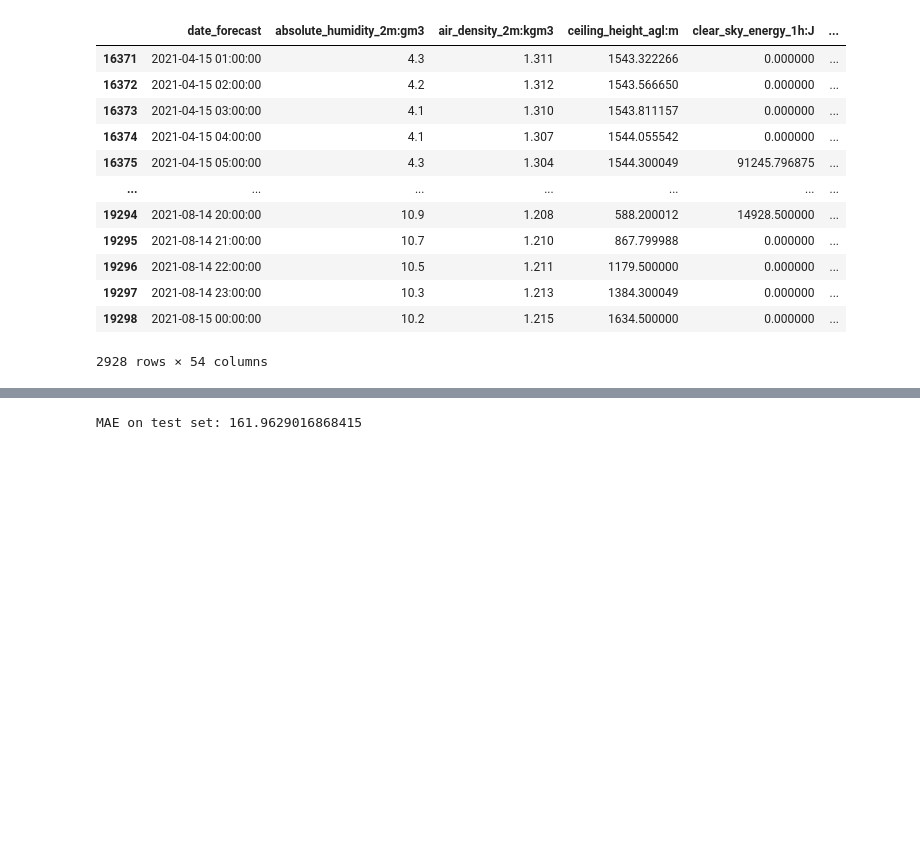
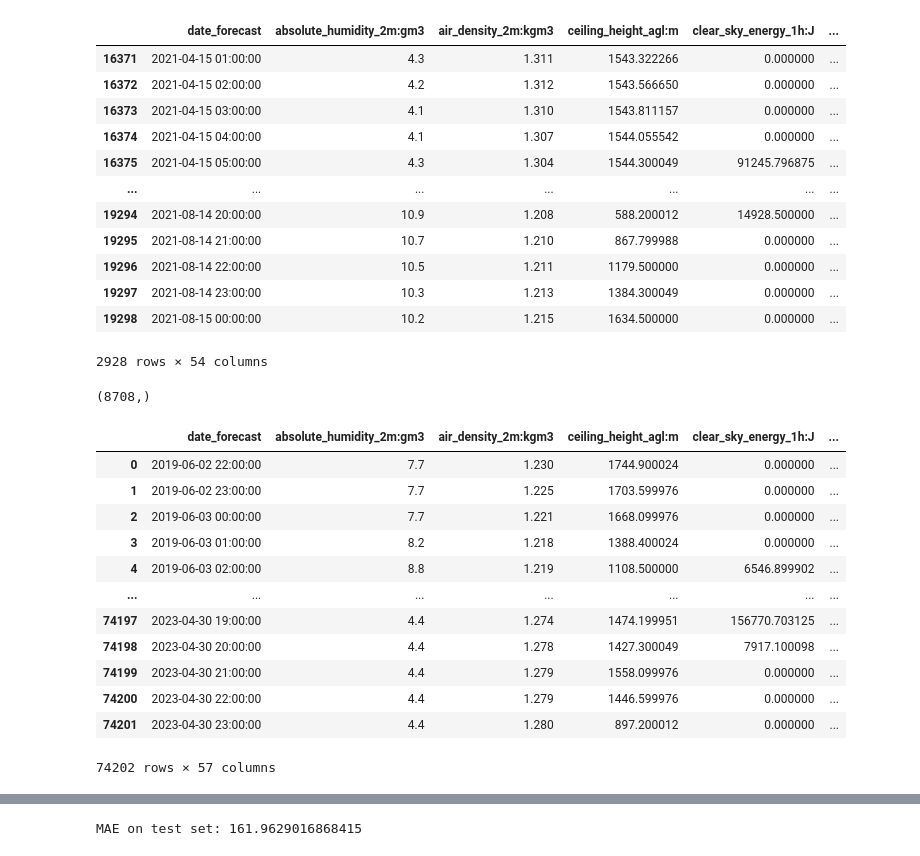
Before and after one commit to art-test-stack/ml_competition, a Jupyter notebook: XGBoost_locations_grouped.ipynb, the cells around one changed output, grey strips where cells are left out. Saved outputs shown, nothing was run; the diff lists cells and outputs as text; code cells hidden in the pictures; blank space fills up the shorter version.

```diff
--- a/XGBoost_locations_grouped.ipynb
+++ b/XGBoost_locations_grouped.ipynb
@@ -573,0 +581,20 @@ pv_all = pd.concat([pv_test, pv_train], sort=False)
+# %%
+reg.predict(X_test_norm).shape
+# %% [output]
+(8708,)
+# %%
+pv_train
+# %% [output]
+|  | date_forecast | absolute_humidity_2m:gm3 | air_density_2m:kgm3 | ceiling_height_agl:m | clear_sky_energy_1h:J | ... |
+| 0 | 2019-06-02 22:00:00 | 7.7 | 1.230 | 1744.900024 | 0.000000 | ... |
+| 1 | 2019-06-02 23:00:00 | 7.7 | 1.225 | 1703.599976 | 0.000000 | ... |
+| 2 | 2019-06-03 00:00:00 | 7.7 | 1.221 | 1668.099976 | 0.000000 | ... |
+| 3 | 2019-06-03 01:00:00 | 8.2 | 1.218 | 1388.400024 | 0.000000 | ... |
+| 4 | 2019-06-03 02:00:00 | 8.8 | 1.219 | 1108.500000 | 6546.899902 | ... |
+| ... | ... | ... | ... | ... | ... | ... |
+| 74197 | 2023-04-30 19:00:00 | 4.4 | 1.274 | 1474.199951 | 156770.703125 | ... |
+| 74198 | 2023-04-30 20:00:00 | 4.4 | 1.278 | 1427.300049 | 7917.100098 | ... |
+| 74199 | 2023-04-30 21:00:00 | 4.4 | 1.279 | 1558.099976 | 0.000000 | ... |
+| 74200 | 2023-04-30 22:00:00 | 4.4 | 1.279 | 1446.599976 | 0.000000 | ... |
+| 74201 | 2023-04-30 23:00:00 | 4.4 | 1.280 | 897.200012 | 0.000000 | ... |
+74202 rows × 57 columns
```
Also changed, not shown: parts of 9 cells of this notebook, 11 other files.
